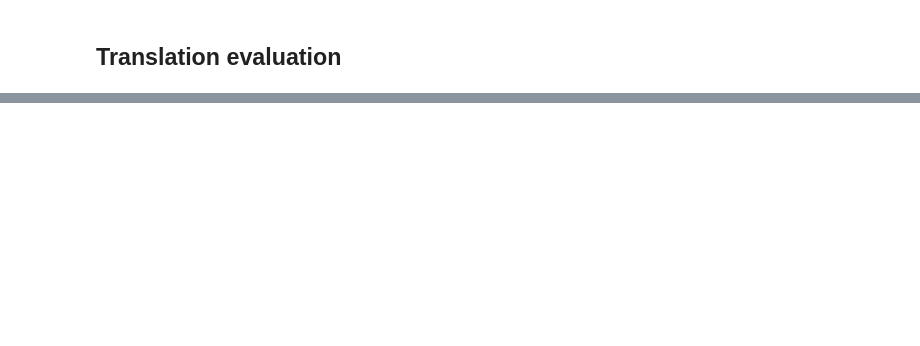
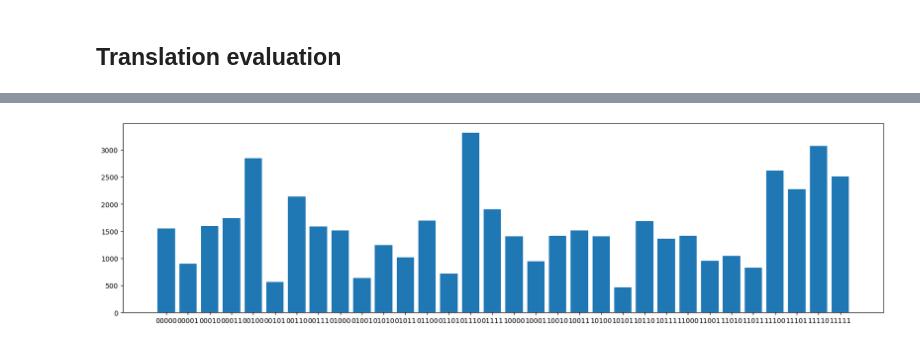
Before and after one commit to jhenderson0/cruk_datathon_team_6, a Jupyter notebook: notebooks/reduced_alphabet.ipynb, the cells around one changed output, grey strips where cells are left out. Cells and saved outputs as stored; diff of their text form; code cells hidden in the pictures; blank space fills up the shorter version.

```diff
--- a/notebooks/reduced_alphabet.ipynb
+++ b/notebooks/reduced_alphabet.ipynb
@@ -274,0 +209,6 @@ np.float64(4.649510063613695)
+# %%
+unique_alphas, counts_alphas = np.unique(translated_df['translation_CDR3A'], return_counts=True)
+fig, ax = plt.subplots(figsize = (20, 5))
+ax.bar(unique_alphas,counts_alphas);
+# %% [output]
+[figure, added]
```
Also changed, not shown: parts of 35 cells of this notebook.
